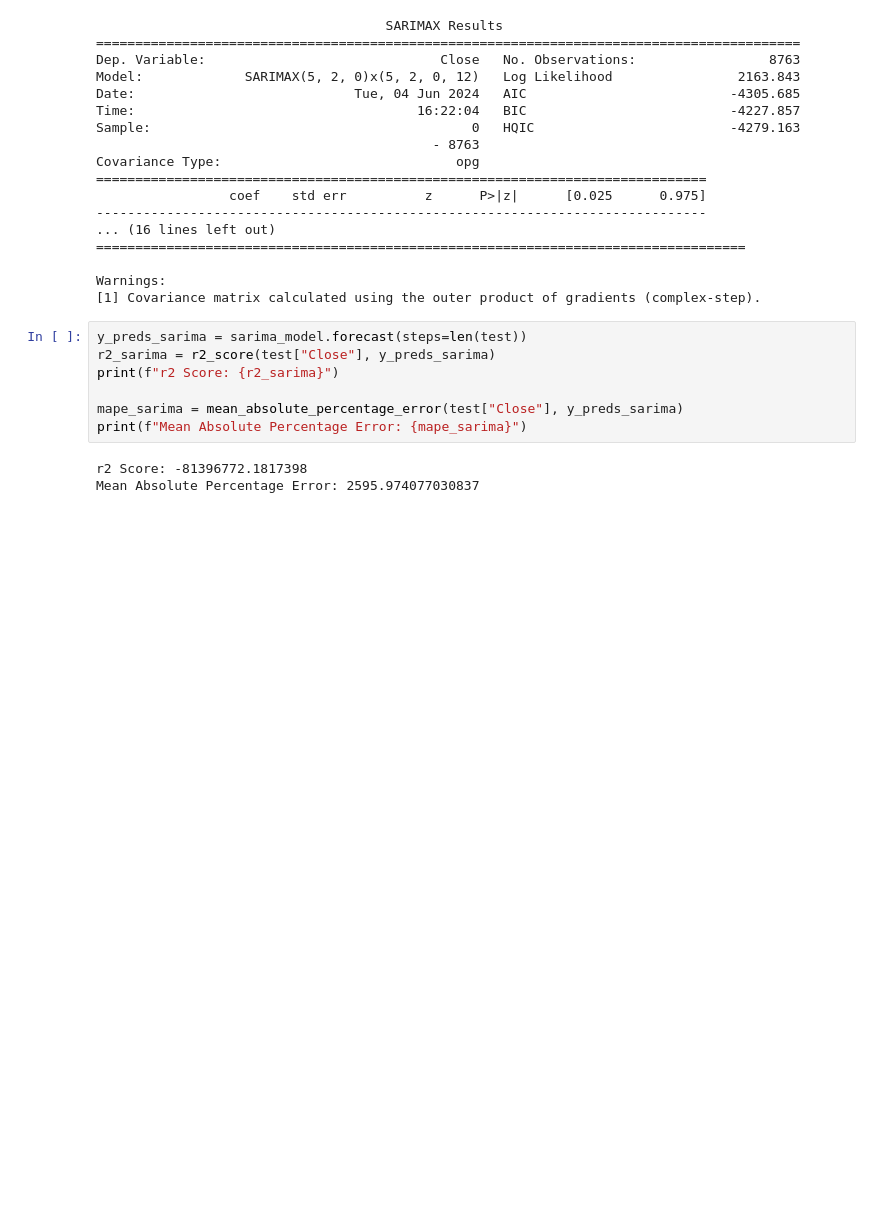
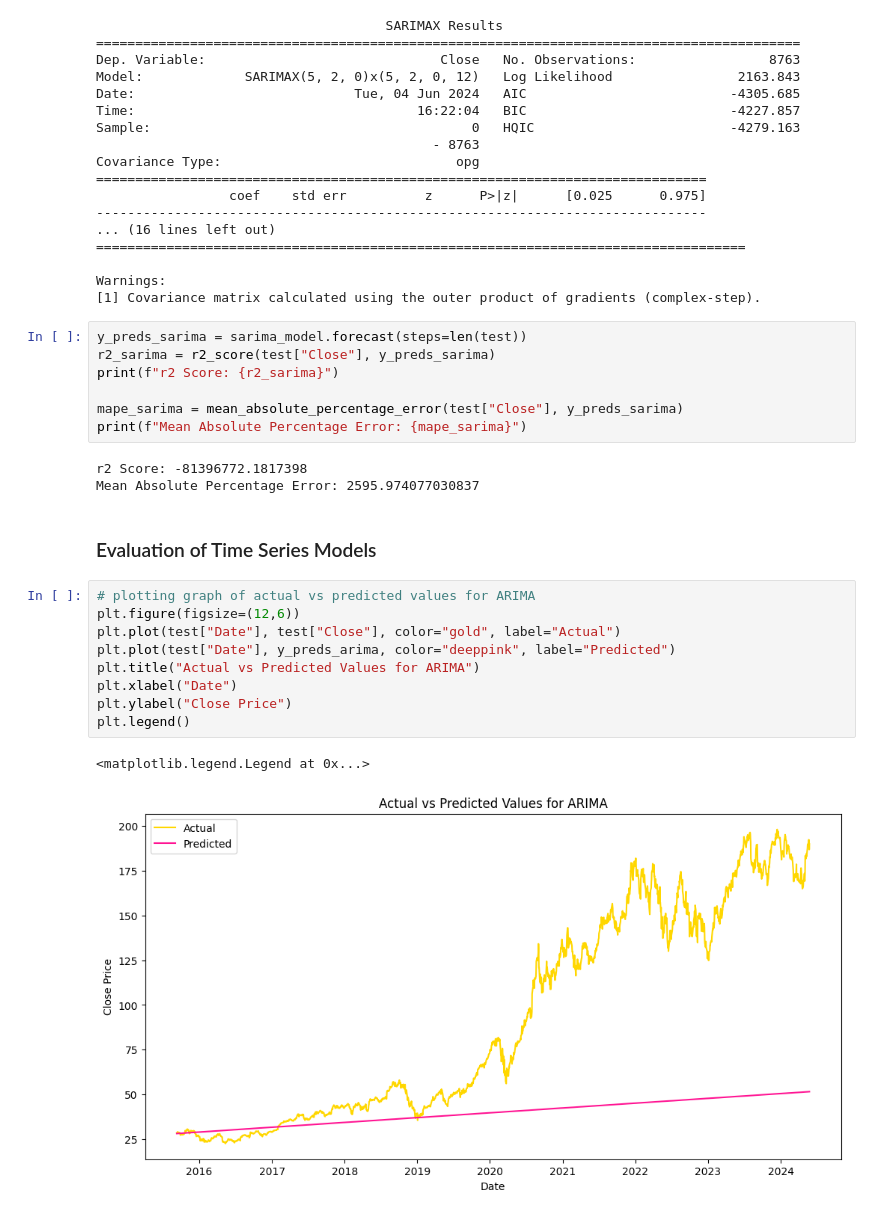
Before and after one commit to arkhash0309/AppleWiseAI, a Jupyter notebook: Notebook.ipynb, the cells around one changed output. Cells and saved outputs as stored; diff of their text form; blank space fills up the shorter version.

Commit message:
Completed evaluation of time series models.

```diff
--- a/Notebook.ipynb
+++ b/Notebook.ipynb
@@ -811,3 +811,17 @@ print(f"Mean Absolute Percentage Error: {mape_sarima}")
 # %% [output]
 r2 Score: -81396772.1817398
 Mean Absolute Percentage Error: 2595.974077030837
+# %% [markdown]
+### Evaluation of Time Series Models
+# %%
+# plotting graph of actual vs predicted values for ARIMA
+plt.figure(figsize=(12,6))
+plt.plot(test["Date"], test["Close"], color="gold", label="Actual")
+plt.plot(test["Date"], y_preds_arima, color="deeppink", label="Predicted")
+plt.title("Actual vs Predicted Values for ARIMA")
+plt.xlabel("Date")
+plt.ylabel("Close Price")
+plt.legend()
+# %% [output]
+<matplotlib.legend.Legend at 0x...>
+[figure, added]
```
Also changed, not shown: parts of 2 cells of this notebook.
